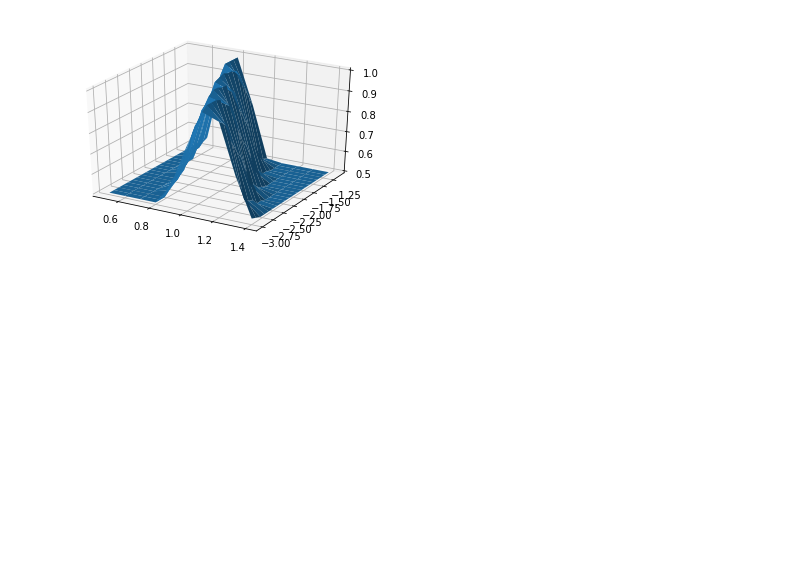
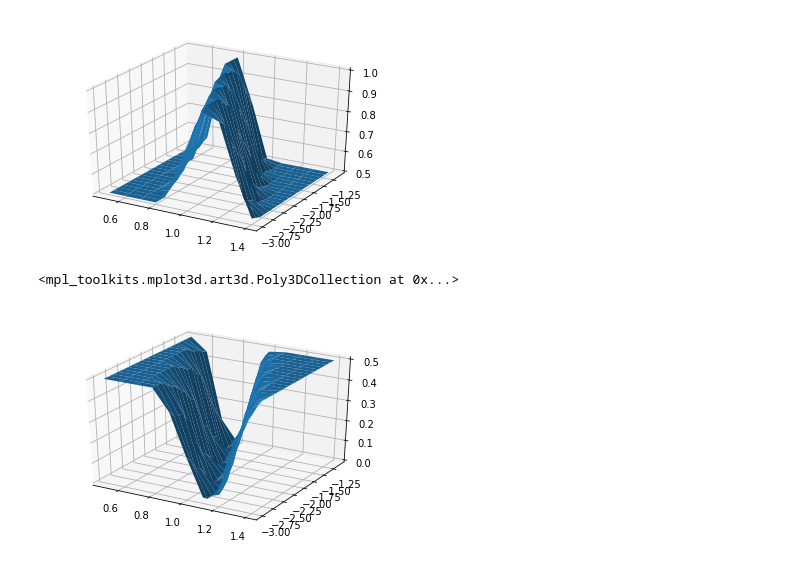
Before and after one commit to resi2311/Nural-Networks, a Jupyter notebook: First Step.ipynb, the cells around one changed output. Cells and saved outputs as stored; diff of their text form; code cells hidden in the pictures; blank space fills up the shorter version.

```diff
--- a/First Step.ipynb
+++ b/First Step.ipynb
@@ -100,6 +100,28 @@ ax.plot_surface(a_range, b_range, accuracy)
 # %% [output]
 <mpl_toolkits.mplot3d.art3d.Poly3DCollection at 0x...>
 [figure]
+# %%
+a_range = np.arange(.5,1.5,.1)
+b_range = np.arange(-3,-1,.1)
+
+accuracy = []
+
+for b in b_range:
+    accuracy.append([])
+    for a in a_range:
+        accuracy[-1].append(1 - Accuracy(a, b, X[:, 0], X[:, 1],y))
+
+a_range, b_range = np.meshgrid(a_range, b_range)
+
+fig = plt.figure()
+ax = fig.gca(projection='3d')
+
+accuracy = np.array(accuracy)
+
+ax.plot_surface(a_range, b_range, accuracy)
+# %% [output]
+<mpl_toolkits.mplot3d.art3d.Poly3DCollection at 0x...>
+[figure, added]
 # %%
 # TODO генерировать двухмерное распределение
 # %%
```
Also changed, not shown: parts of 2 cells of this notebook.
